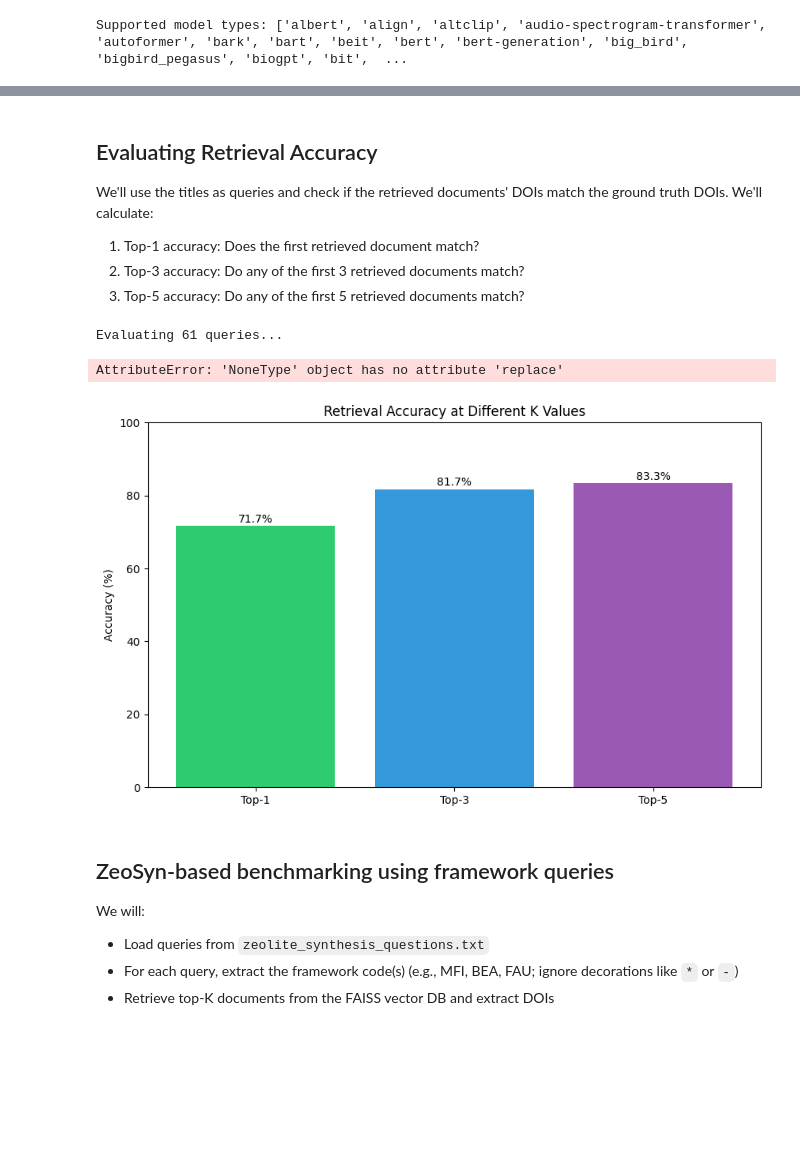
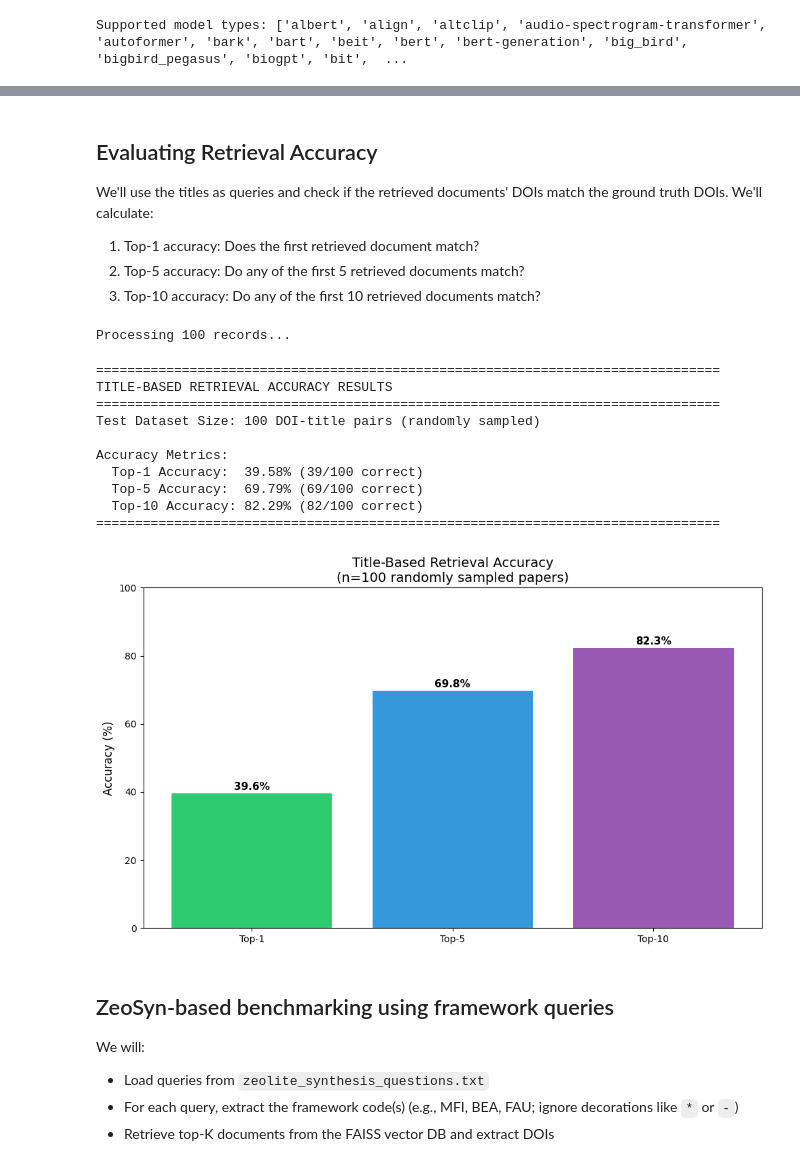
Before and after one commit to mrigi-munjal/zeoRAG, a Jupyter notebook: Mrigi 21 Benchmarking for retreival quality with ZeoSyn.ipynb, the cells around one changed output, grey strips where cells are left out. Saved outputs shown, nothing was run; the diff lists cells and outputs as text; code cells hidden in the pictures; blank space fills up the shorter version.

```diff
--- a/Mrigi 21 Benchmarking for retreival quality with ZeoSyn.ipynb
+++ b/Mrigi 21 Benchmarking for retreival quality with ZeoSyn.ipynb
@@ -237,15 +266,17 @@ with open('filtered_records_on_zeolite.json', 'r') as f:
 # Get DOIs from our vector database
 vector_dois = {entry['doi'] for entry in unique_entries}
 
-# Create enriched records matching vector DOIs
+# Create enriched records matching vector DOIs (DEDUPLICATED by DOI)
+seen_dois = set()
 enriched_records = []
 for record in filtered_records:
-    if record.get('doi') in vector_dois:
+    doi = record.get('doi')
+    # Only add if: 1) DOI is in vector_dois AND 2) we haven't seen this DOI yet
+    if doi in vector_dois and doi not in seen_dois:
+        seen_dois.add(doi)
         enriched_record = {
-            'doi': record['doi'],
+            'doi': doi,
             'title': record.get('title', 'No title'),
-            # 'abstract': record.get('abstract', 'No abstract'),
-            # 'journal': record.get('journal', 'No journal')
         }
         enriched_records.append(enriched_record)
 
@@ -254,10 +285,10 @@ output_path = Path('zeolite_papers_with_titles.json')
 with output_path.open('w') as f:
     json.dump(enriched_records, f, indent=2)
 
-print(f"Saved {len(enriched_records)} matched records with titles to {output_path}")
+print(f"Saved {len(enriched_records)} matched UNIQUE records with titles to {output_path}")
+print(f"Started with {len(unique_entries)} sampled DOIs, matched {len(enriched_records)} unique DOIs")
 print("\nFirst few entries:")
 for record in enriched_records[:3]:
     print(f"\nTitle: {record['title']}")
     print(f"DOI: {record['doi']}")
-    # print(f"Journal: {record['journal']}")
 # %% [output]
@@ -278,22 +310,22 @@ DOI: 10.1016/j.memsci.2018.11.049
 
 We'll use the titles as queries and check if the retrieved documents' DOIs match the ground truth DOIs. We'll calculate:
 1. Top-1 accuracy: Does the first retrieved document match?
-2. Top-3 accuracy: Do any of the first 3 retrieved documents match?
-3. Top-5 accuracy: Do any of the first 5 retrieved documents match?
+2. Top-5 accuracy: Do any of the first 5 retrieved documents match?
+3. Top-10 accuracy: Do any of the first 10 retrieved documents match?
 # %%
-def evaluate_retrieval_accuracy(records, vector_db, k=5):
+def evaluate_retrieval_accuracy(records, vector_db, k=10):
     """Evaluate retrieval accuracy using titles as queries.
     Args:
         records: List of dicts containing 'title' and 'doi' pairs
         vector_db: FAISS vector store
-        k: Number of documents to retrieve (default=5 for all metrics)
+        k: Number of documents to retrieve (default=10 for all metrics)
     Returns:
         Dictionary with accuracy metrics
     """
     total = 0  # Will only count records with valid titles
     correct_at_1 = 0
-    correct_at_3 = 0
     correct_at_5 = 0
+    correct_at_10 = 0
 
     print(f"Processing {len(records)} records...")
     for record in tqdm(records):
@@ -318,16 +350,16 @@ def evaluate_retrieval_accuracy(records, vector_db, k=5):
         # Check accuracy at different k values
         if retrieved_dois and retrieved_dois[0] == true_doi:
             correct_at_1 += 1
-        if any(doi == true_doi for doi in retrieved_dois[:3]):
-            correct_at_3 += 1
         if any(doi == true_doi for doi in retrieved_dois[:5]):
             correct_at_5 += 1
+        if any(doi == true_doi for doi in retrieved_dois[:10]):
+            correct_at_10 += 1
 
     # Calculate accuracy scores
     accuracy = {
         'top_1': correct_at_1 / total * 100,
-        'top_3': correct_at_3 / total * 100,
-        'top_5': correct_at_5 / total * 100
+        'top_5': correct_at_5 / total * 100,
+        'top_10': correct_at_10 / total * 100
     }
 
     return accuracy
@@ -335,33 +367,48 @@ def evaluate_retrieval_accuracy(records, vector_db, k=5):
 # Run evaluation
 accuracy_results = evaluate_retrieval_accuracy(enriched_records, vector_db)
 
-print("Retrieval Accuracy Results:")
-print(f"Top-1 Accuracy: {accuracy_results['top_1']:.2f}%")
-print(f"Top-3 Accuracy: {accuracy_results['top_3']:.2f}%")
-print(f"Top-5 Accuracy: {accuracy_results['top_5']:.2f}%")
+print("="*80)
+print("TITLE-BASED RETRIEVAL ACCURACY RESULTS")
+print("="*80)
+print(f"Test Dataset Size: {len(enriched_records)} DOI-title pairs (randomly sampled)")
+print(f"\nAccuracy Metrics:")
+print(f"  Top-1 Accuracy:  {accuracy_results['top_1']:.2f}% ({int(accuracy_results['top_1']/100 * len(enriched_records))}/{len(enriched_records)} correct)")
+print(f"  Top-5 Accuracy:  {accuracy_results['top_5']:.2f}% ({int(accuracy_results['top_5']/100 * len(enriched_records))}/{len(enriched_records)} correct)")
+print(f"  Top-10 Accuracy: {accuracy_results['top_10']:.2f}% ({int(accuracy_results['top_10']/100 * len(enriched_records))}/{len(enriched_records)} correct)")
+print("="*80)
 # %% [output]
-Evaluating 61 queries...
+Processing 100 records...
-AttributeError: 'NoneType' object has no attribute 'replace'
+================================================================================
+TITLE-BASED RETRIEVAL ACCURACY RESULTS
+================================================================================
+Test Dataset Size: 100 DOI-title pairs (randomly sampled)
+
+Accuracy Metrics:
+  Top-1 Accuracy:  39.58% (39/100 correct)
+  Top-5 Accuracy:  69.79% (69/100 correct)
+  Top-10 Accuracy: 82.29% (82/100 correct)
+================================================================================
 # %%
 import matplotlib.pyplot as plt
 
 # Create bar plot
 plt.figure(figsize=(10, 6))
-metrics = ['Top-1', 'Top-3', 'Top-5']
-values = [accuracy_results['top_1'], accuracy_results['top_3'], accuracy_results['top_5']]
+metrics = ['Top-1', 'Top-5', 'Top-10']
+values = [accuracy_results['top_1'], accuracy_results['top_5'], accuracy_results['top_10']]
 
 plt.bar(metrics, values, color=['#2ecc71', '#3498db', '#9b59b6'])
-plt.title('Retrieval Accuracy at Different K Values')
-plt.ylabel('Accuracy (%)')
+plt.title(f'Title-Based Retrieval Accuracy\n(n={len(enriched_records)} randomly sampled papers)', fontsize=14)
+plt.ylabel('Accuracy (%)', fontsize=12)
 plt.ylim(0, 100)
 
 # Add value labels on top of each bar
 for i, v in enumerate(values):
-    plt.text(i, v + 1, f'{v:.1f}%', ha='center')
+    plt.text(i, v + 1, f'{v:.1f}%', ha='center', fontsize=11, fontweight='bold')
 
+plt.tight_layout()
 plt.show()
 # %% [output]
-[figure, old version]
+[figure, new version]
 # %% [markdown]
 ## ZeoSyn-based benchmarking using framework queries
 
```
Also changed, not shown: parts of 27 cells of this notebook, 2 other files.
